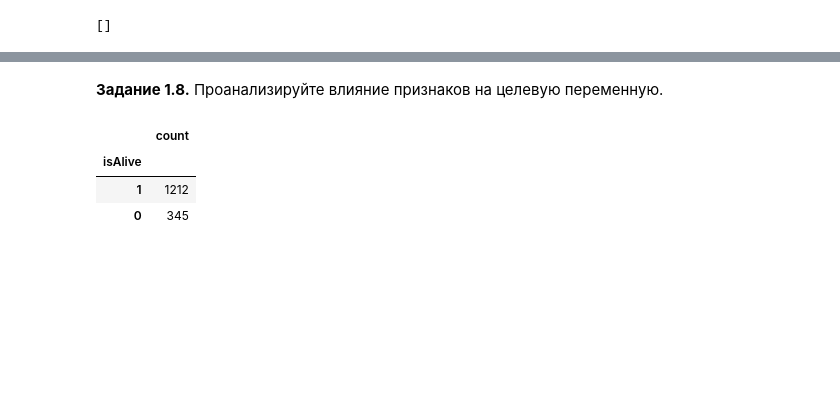
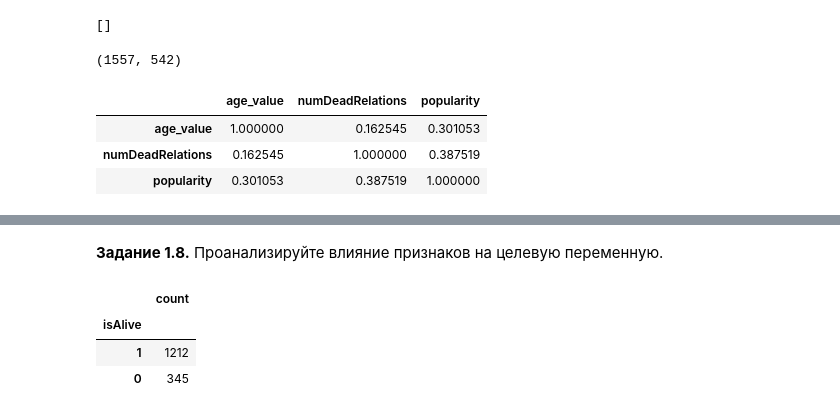
Before and after one commit to Aqity/deep_learning_school_autumn_2026, a Jupyter notebook: hw_1_game_of_thrones_main.ipynb, the cells around one changed output, grey strips where cells are left out. Drawn from its saved outputs; the diff is of its cells as text; code cells hidden in the pictures; blank space fills up the shorter version.

```diff
--- a/hw_1_game_of_thrones_main.ipynb
+++ b/hw_1_game_of_thrones_main.ipynb
@@ -749,3 +762,15 @@ data = data.drop(columns=['title', 'house', 'culture_grouped'])
 data.select_dtypes(include=[object]).columns.tolist()
 # %% [output]
 []
+# %%
+data.shape
+# %% [output]
+(1557, 542)
+# %%
+features = ['age_value', 'numDeadRelations', 'popularity']
+data[features].corr()
+# %% [output]
+|  | age_value | numDeadRelations | popularity |
+| age_value | 1.000000 | 0.162545 | 0.301053 |
+| numDeadRelations | 0.162545 | 1.000000 | 0.387519 |
+| popularity | 0.301053 | 0.387519 | 1.000000 |
```
Also changed, not shown: parts of 20 cells of this notebook.
